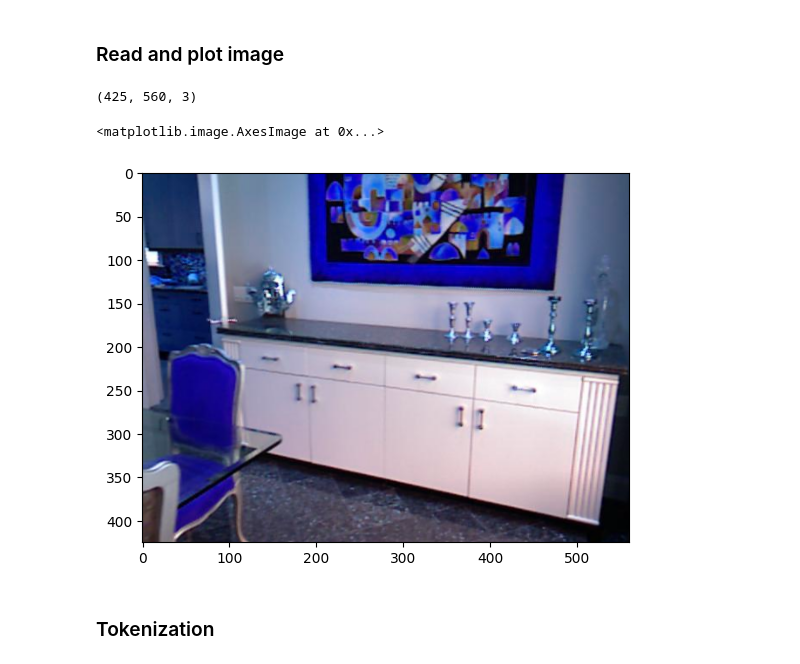
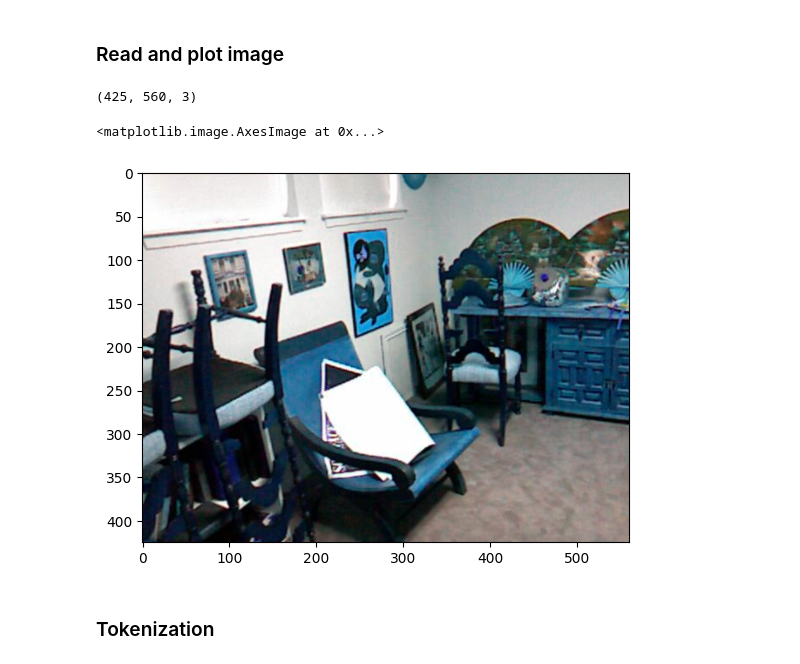
Before and after one commit to Koushikl0l/VQA_Uncharted, a Jupyter notebook: VQA.ipynb, the cells around one changed output. Drawn from its saved outputs; the diff is of its cells as text; code cells hidden in the pictures.

```diff
--- a/VQA.ipynb
+++ b/VQA.ipynb
@@ -45,14 +43,14 @@ val_data.head(10)
 ### Read and plot image
 # %%
 Image_dataset_path = 'dataset/dataset/images/'
-image = Image_dataset_path + val_data.image_id[7] + '.png'
+image = Image_dataset_path + val_data.image_id[20] + '.png'
 image_vect = cv2.imread(image)
 print(image_vect.shape)
 plt.imshow(image_vect)
 # %% [output]
 (425, 560, 3)
 <matplotlib.image.AxesImage at 0x...>
-[figure, old version]
+[figure, new version]
 # %% [markdown]
 ### Tokenization
 # %%
```
Also changed, not shown: parts of 11 cells of this notebook.
